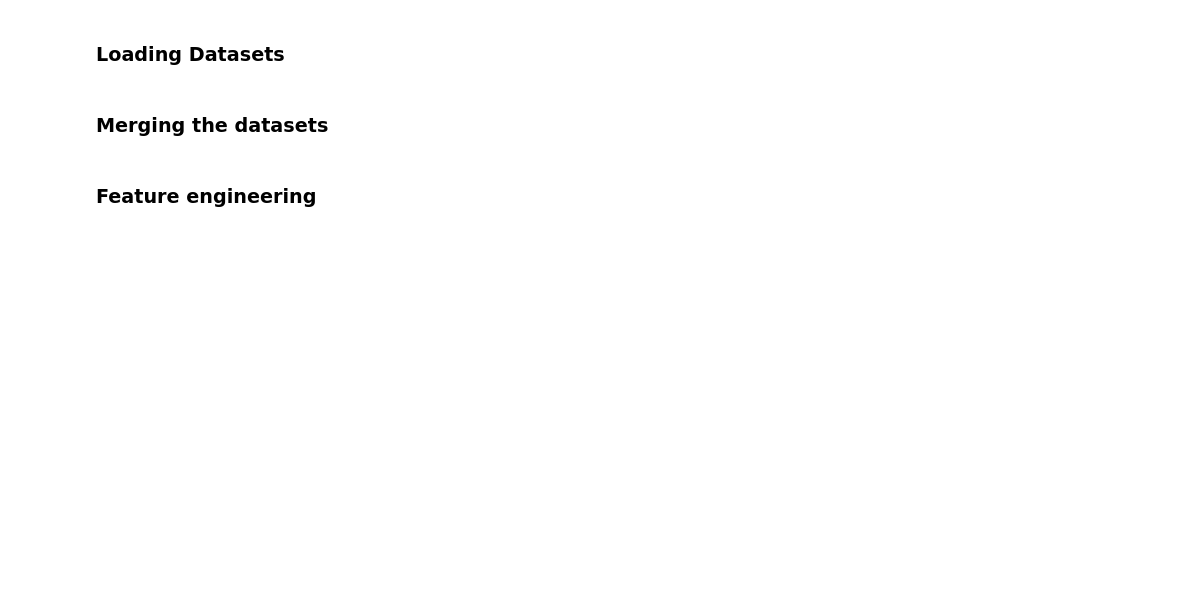
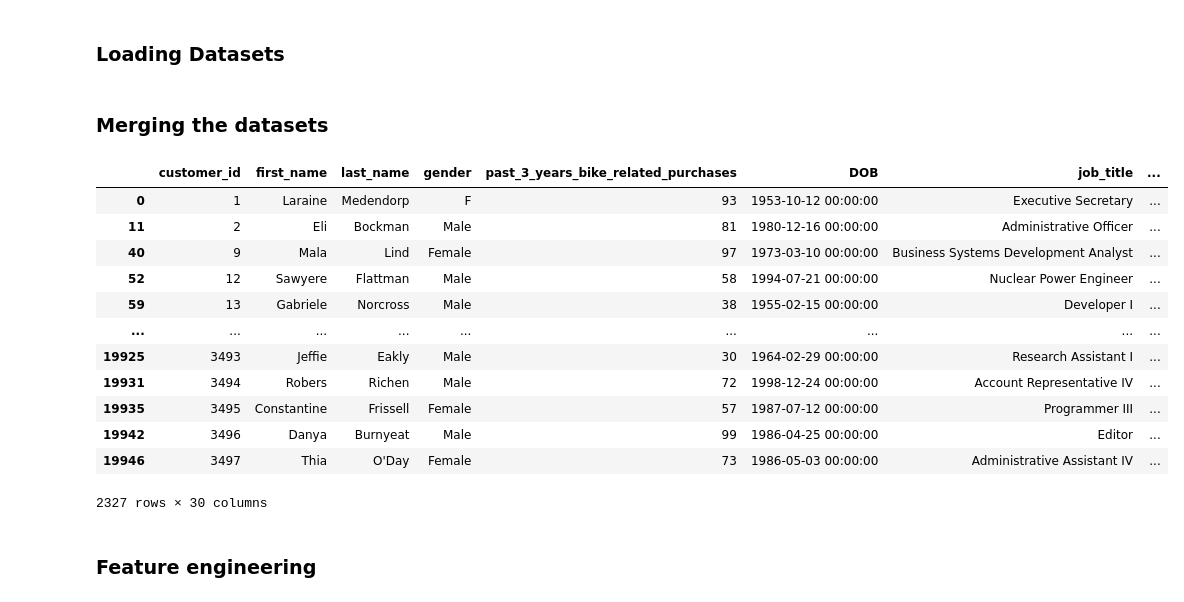
Before and after one commit to Daviedavie100/kpmg, a Jupyter notebook: kpmgproject.ipynb, the cells around one changed output. Drawn from its saved outputs; the diff is of its cells as text; code cells hidden in the pictures; blank space fills up the shorter version.

```diff
--- a/kpmgproject.ipynb
+++ b/kpmgproject.ipynb
@@ -65,6 +65,22 @@ df=demographic_address_transactions.drop_duplicates().dropna()
 # %%
 #make copy of the data
 data=df.copy()
+# %%
+data.drop_duplicates(subset=['customer_id'])
+# %% [output]
+|  | customer_id | first_name | last_name | gender | past_3_years_bike_related_purchases | DOB | job_title | ... |
+| 0 | 1 | Laraine | Medendorp | F | 93 | 1953-10-12 00:00:00 | Executive Secretary | ... |
+| 11 | 2 | Eli | Bockman | Male | 81 | 1980-12-16 00:00:00 | Administrative Officer | ... |
+| 40 | 9 | Mala | Lind | Female | 97 | 1973-03-10 00:00:00 | Business Systems Development Analyst | ... |
+| 52 | 12 | Sawyere | Flattman | Male | 58 | 1994-07-21 00:00:00 | Nuclear Power Engineer | ... |
+| 59 | 13 | Gabriele | Norcross | Male | 38 | 1955-02-15 00:00:00 | Developer I | ... |
+| ... | ... | ... | ... | ... | ... | ... | ... | ... |
+| 19925 | 3493 | Jeffie | Eakly | Male | 30 | 1964-02-29 00:00:00 | Research Assistant I | ... |
+| 19931 | 3494 | Robers | Richen | Male | 72 | 1998-12-24 00:00:00 | Account Representative IV | ... |
+| 19935 | 3495 | Constantine | Frissell | Female | 57 | 1987-07-12 00:00:00 | Programmer III | ... |
+| 19942 | 3496 | Danya | Burnyeat | Male | 99 | 1986-04-25 00:00:00 | Editor | ... |
+| 19946 | 3497 | Thia | O'Day | Female | 73 | 1986-05-03 00:00:00 | Administrative Assistant IV | ... |
+2327 rows × 30 columns
 # %% [markdown]
 ### Feature engineering
 # %%
```
Also changed, not shown: parts of 14 cells of this notebook.
